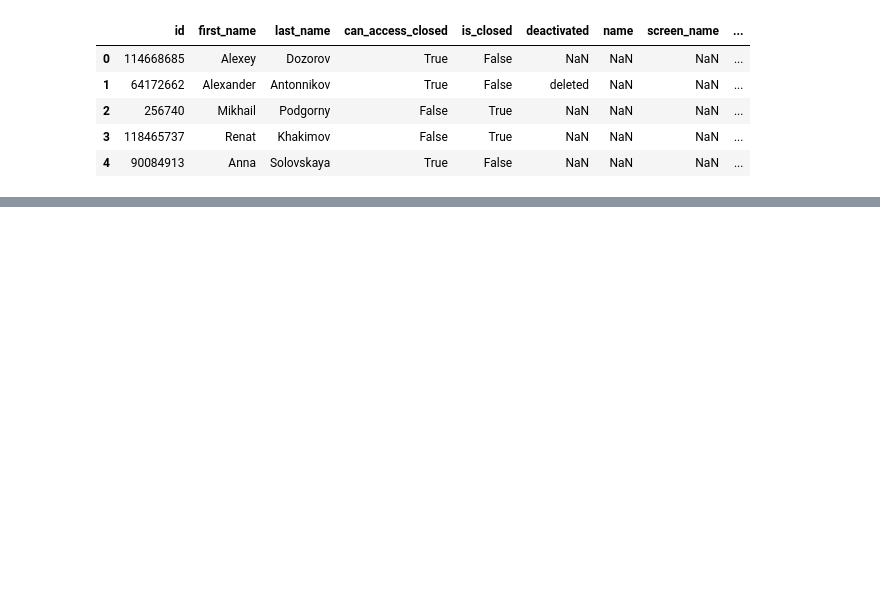
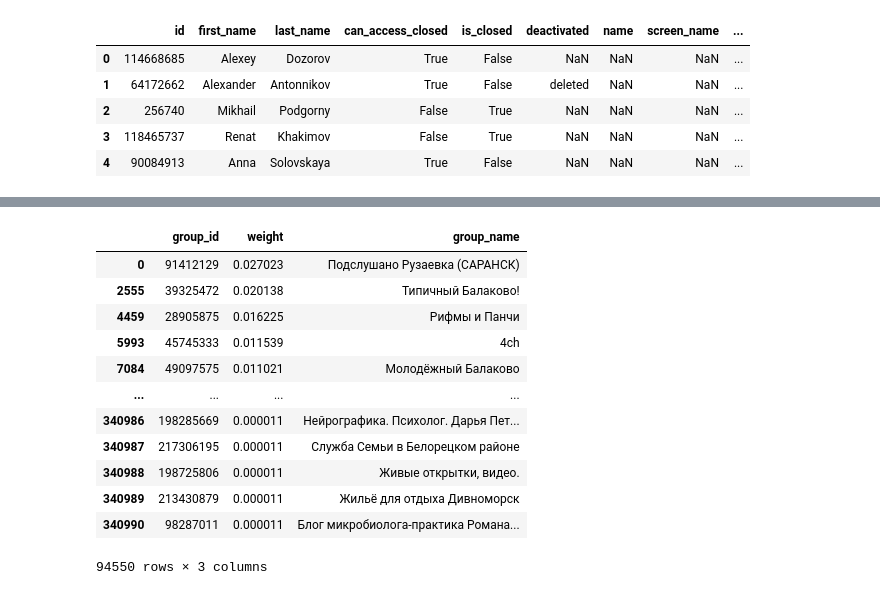
Before and after one commit to Dmitryq/ist, a Jupyter notebook: 2pr/vk_api_df.ipynb, the cells around one changed output, grey strips where cells are left out. Cells and saved outputs as stored; diff of their text form; code cells hidden in the pictures; blank space fills up the shorter version.

Commit message:
centrality

```diff
--- a/2pr/vk_api_df.ipynb
+++ b/2pr/vk_api_df.ipynb
@@ -70,0 +76,2 @@ df
+# %%
+edgelist = df[['user_id', 'group_id']]
@@ -70,0 +94,4 @@ df
+# %%
+G1=nx.from_pandas_edgelist(edgelist,'user_id', 'group_id', create_using=nx.Graph())
+# %%
+centrality = sorted(list(nx.degree_centrality(G1).items()), key=lambda i: i[1], reverse=True)
@@ -70,0 +118,26 @@ df
+# %%
+group_values_df = pd.DataFrame(centrality, columns=['group_id', 'weight'])
+
+# Merge the two dataframes on 'group_id' to get the corresponding 'group_name'
+merged_df = pd.merge(group_values_df, df, on='group_id', how='left')
+
+# Create the list of tuples (group_id, weight, group_name)
+result = [(row['group_id'], row['weight'], row['group_name']) for idx, row in merged_df.iterrows()]
+
+result_df = pd.DataFrame(result, columns=['group_id', 'weight', 'group_name'])
+# %%
+result_df.drop_duplicates()
+# %% [output]
+|  | group_id | weight | group_name |
+| 0 | 91412129 | 0.027023 | Подслушано Рузаевка (САРАНСК) |
+| 2555 | 39325472 | 0.020138 | Типичный Балаково! |
+| 4459 | 28905875 | 0.016225 | Рифмы и Панчи |
+| 5993 | 45745333 | 0.011539 | 4ch |
+| 7084 | 49097575 | 0.011021 | Молодёжный Балаково |
+| ... | ... | ... | ... |
+| 340986 | 198285669 | 0.000011 | Нейрографика. Психолог. Дарья Пет... |
+| 340987 | 217306195 | 0.000011 | Служба Семьи в Белорецком районе |
+| 340988 | 198725806 | 0.000011 | Живые открытки, видео. |
+| 340989 | 213430879 | 0.000011 | Жильё для отдыха Дивноморск |
+| 340990 | 98287011 | 0.000011 | Блог микробиолога-практика Романа... |
+94550 rows × 3 columns
```
Also changed, not shown: parts of 9 cells of this notebook.
